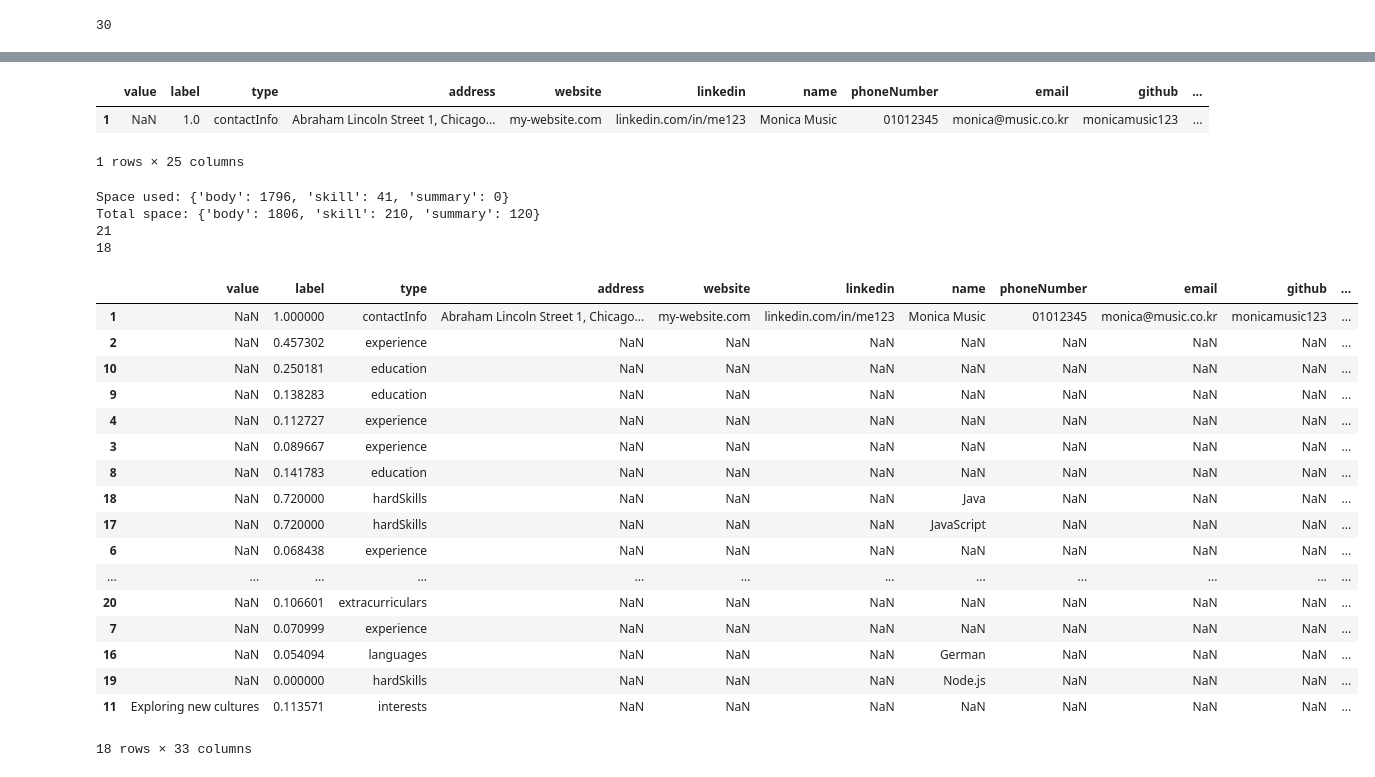
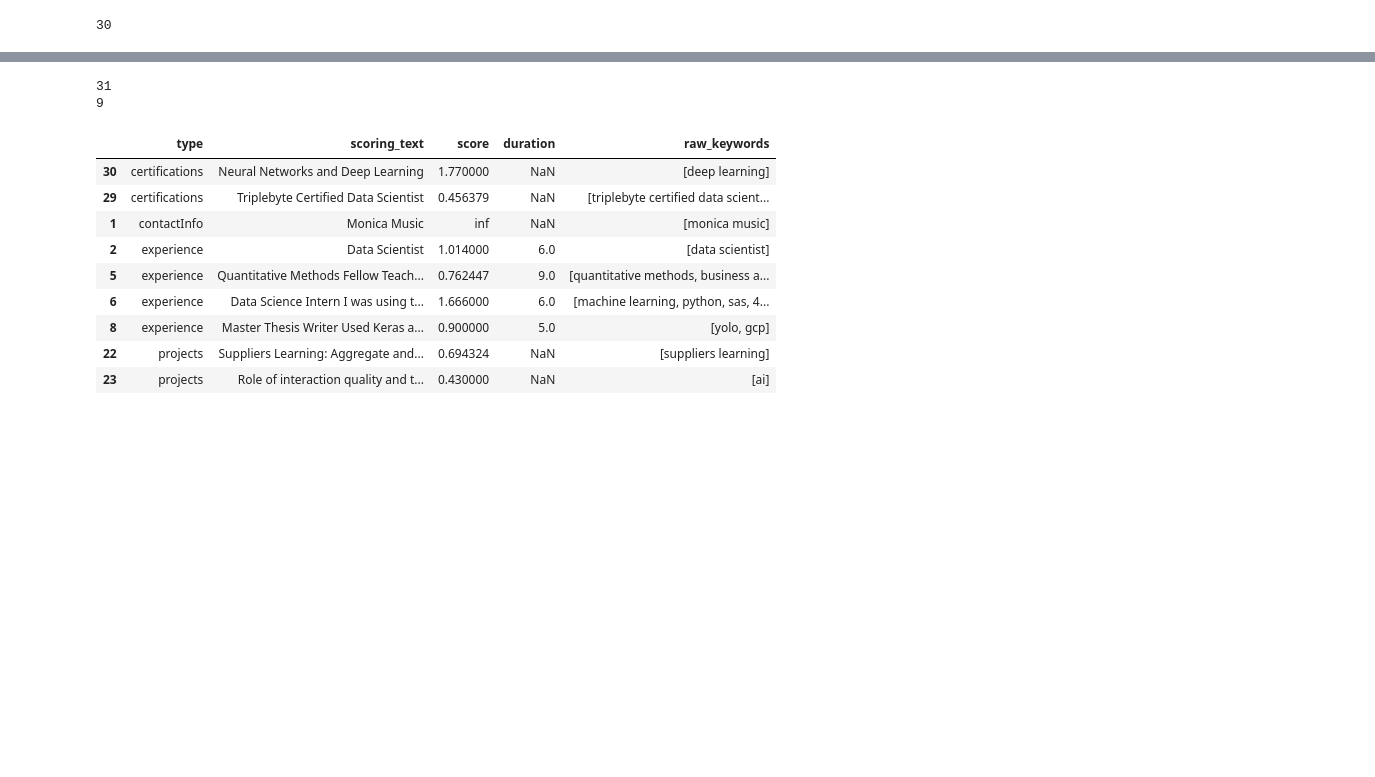
Before and after one commit to clockerdam/OpenCV, a Jupyter notebook: root/backend/test_cv_builder.ipynb, the cells around one changed output, grey strips where cells are left out. Cells and saved outputs as stored; diff of their text form; code cells hidden in the pictures; blank space fills up the shorter version.

Commit message:
feat: good demo results

```diff
--- a/root/backend/test_cv_builder.ipynb
+++ b/root/backend/test_cv_builder.ipynb
@@ -53,0 +32,6 @@ resume = resumes[11]
+# %%
+import json
+resume = {}
+
+with open("demo/ds10_modified.json") as f:
+    resume = json.load(f)
@@ -55,7 +59,7 @@ resume = resumes[11]
 import importlib
 # %%
 job_description = ""
-with open("jd_examples/SE_JD2.txt", 'r') as f:
+with open("jd_examples/DS_JD2.txt", 'r') as f:
     job_description = f.read()
 # %%
 from model import Job
@@ -71,6 +75,11 @@ description_keywords = extract_requirements_JD(job_description)
 job_keywords_csv = read_job_keywords(job_title)
 job = Job(job_title)
 job.load_from_csv_data(job_keywords_csv)
+
+orig_keywords = set(job.keywords.keys())
+jd_keyword_set = set(description_keywords)
+kw = list(orig_keywords.intersection(jd_keyword_set))
+
 job.update_keywords_from_description(description_keywords)
 
 
@@ -106,37 +117,21 @@ set(scored['keywords'].map(lambda x: [v[0] for v in x]).sum())
-# %%
-scored[scored['type'] == 'contactInfo']
-# %% [output]
-|  | value | label | type | address | website | linkedin | name | phoneNumber | email | github | ... |
-| 1 | NaN | 1.0 | contactInfo | Abraham Lincoln Street 1, Chicago... | my-website.com | linkedin.com/in/me123 | Monica Music | 01012345 | monica@music.co.kr | monicamusic123 | ... |
-1 rows × 25 columns
 # %%
 importlib.reload(resume_scorer)
 
-cut, stats = resume_scorer.shorten_resume(scored, description_keywords)
+cut, stats = resume_scorer.shorten_resume(scored, kw)
 
 print(len(scored))
 print(len(cut))
-cut
+cut[['type', 'scoring_text', 'score', 'duration', 'raw_keywords' ]]
 # %% [output]
-Space used: {'body': 1796, 'skill': 41, 'summary': 0}
-Total space: {'body': 1806, 'skill': 210, 'summary': 120}
-21
-18
+31
+9
-|  | value | label | type | address | website | linkedin | name | phoneNumber | email | github | ... |
-| 1 | NaN | 1.000000 | contactInfo | Abraham Lincoln Street 1, Chicago... | my-website.com | linkedin.com/in/me123 | Monica Music | 01012345 | monica@music.co.kr | monicamusic123 | ... |
-| 2 | NaN | 0.457302 | experience | NaN | NaN | NaN | NaN | NaN | NaN | NaN | ... |
-| 10 | NaN | 0.250181 | education | NaN | NaN | NaN | NaN | NaN | NaN | NaN | ... |
-| 9 | NaN | 0.138283 | education | NaN | NaN | NaN | NaN | NaN | NaN | NaN | ... |
-| 4 | NaN | 0.112727 | experience | NaN | NaN | NaN | NaN | NaN | NaN | NaN | ... |
-| 3 | NaN | 0.089667 | experience | NaN | NaN | NaN | NaN | NaN | NaN | NaN | ... |
-| 8 | NaN | 0.141783 | education | NaN | NaN | NaN | NaN | NaN | NaN | NaN | ... |
-| 18 | NaN | 0.720000 | hardSkills | NaN | NaN | NaN | Java | NaN | NaN | NaN | ... |
-| 17 | NaN | 0.720000 | hardSkills | NaN | NaN | NaN | JavaScript | NaN | NaN | NaN | ... |
-| 6 | NaN | 0.068438 | experience | NaN | NaN | NaN | NaN | NaN | NaN | NaN | ... |
-| ... | ... | ... | ... | ... | ... | ... | ... | ... | ... | ... | ... |
-| 20 | NaN | 0.106601 | extracurriculars | NaN | NaN | NaN | NaN | NaN | NaN | NaN | ... |
-| 7 | NaN | 0.070999 | experience | NaN | NaN | NaN | NaN | NaN | NaN | NaN | ... |
-| 16 | NaN | 0.054094 | languages | NaN | NaN | NaN | German | NaN | NaN | NaN | ... |
-| 19 | NaN | 0.000000 | hardSkills | NaN | NaN | NaN | Node.js | NaN | NaN | NaN | ... |
-| 11 | Exploring new cultures | 0.113571 | interests | NaN | NaN | NaN | NaN | NaN | NaN | NaN | ... |
+|  | type | scoring_text | score | duration | raw_keywords |
+| 30 | certifications | Neural Networks and Deep Learning | 1.770000 | NaN | [deep learning] |
+| 29 | certifications | Triplebyte Certified Data Scientist | 0.456379 | NaN | [triplebyte certified data scient... |
+| 1 | contactInfo | Monica Music | inf | NaN | [monica music] |
+| 2 | experience | Data Scientist | 1.014000 | 6.0 | [data scientist] |
+| 5 | experience | Quantitative Methods Fellow Teach... | 0.762447 | 9.0 | [quantitative methods, business a... |
+| 6 | experience | Data Science Intern I was using t... | 1.666000 | 6.0 | [machine learning, python, sas, 4... |
+| 8 | experience | Master Thesis Writer Used Keras a... | 0.900000 | 5.0 | [yolo, gcp] |
+| 22 | projects | Suppliers Learning: Aggregate and... | 0.694324 | NaN | [suppliers learning] |
+| 23 | projects | Role of interaction quality and t... | 0.430000 | NaN | [ai] |
-18 rows × 33 columns
```
Also changed, not shown: parts of 18 cells of this notebook, 10 other files.
